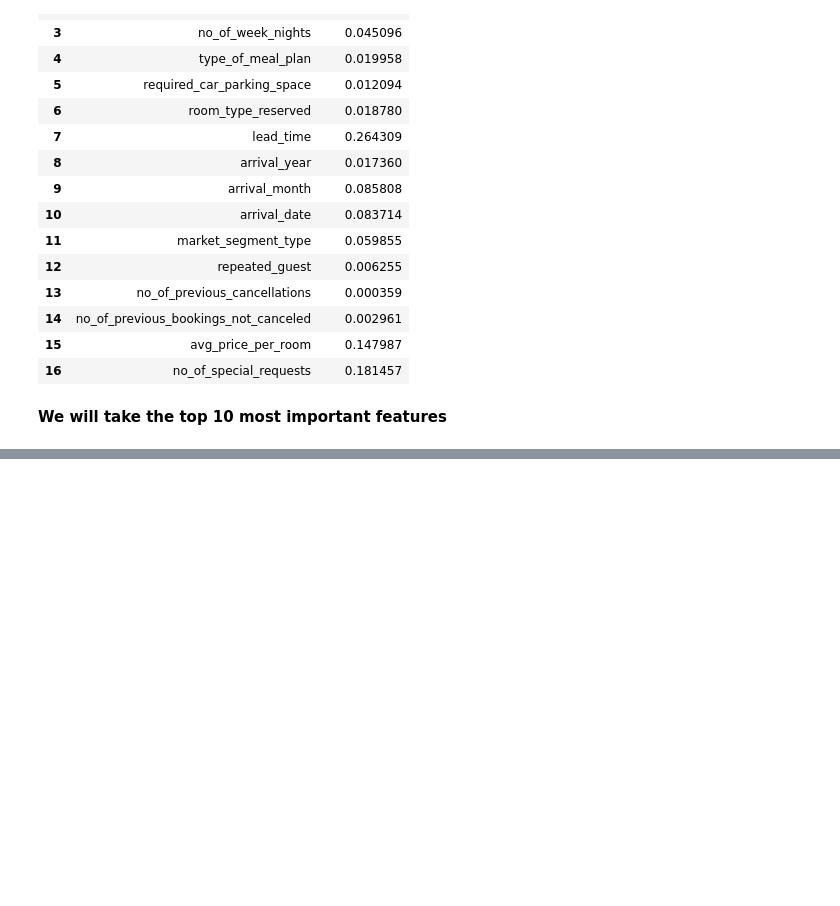
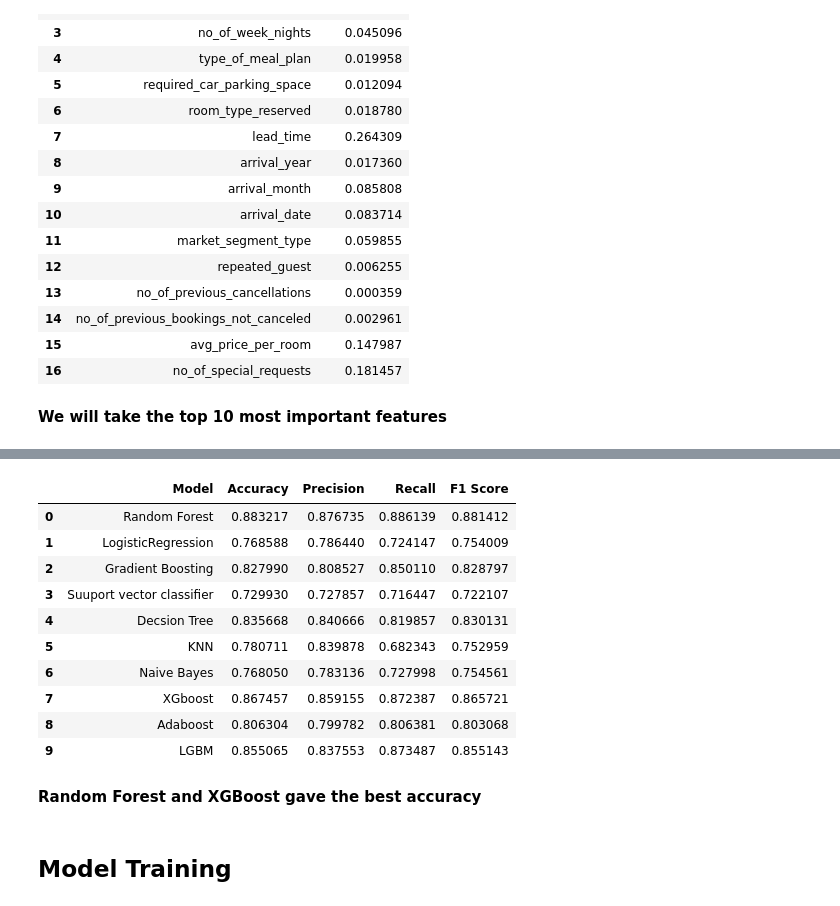
Before and after one commit to BenGJ10/Hotel-Reservation-Prediction-MLOps, a Jupyter notebook: notebook/reservation_prediction.ipynb, the cells around one changed output, grey strips where cells are left out. Drawn from its saved outputs; the diff is of its cells as text; code cells hidden in the pictures; blank space fills up the shorter version.

```diff
--- a/notebook/reservation_prediction.ipynb
+++ b/notebook/reservation_prediction.ipynb
@@ -655,0 +658,11 @@ data = top_10_data.copy()
+# %%
+# Feature splitting
+
+X = data.drop(columns = 'booking_status')
+Y = data["booking_status"]
+# %%
+# Train-Test Splitting
+
+from sklearn.model_selection import train_test_split
+
+X_train , X_test , Y_train , Y_test = train_test_split(X, Y, test_size = 0.2, random_state = 42)
@@ -655,0 +695,31 @@ data = top_10_data.copy()
+# %%
+metrics = {
+    "Model" : [],
+    "Accuracy" : [],
+    "Precision" : [],
+    "Recall" : [],
+    "F1 Score" : []
+}
+# %%
+# Pipeline for Model Training
+
+for model_name, model in classifiers.items():
+    print(f"Training {model_name} with specified parameters")
+
+    model.fit(X_train, Y_train)
+
+    Y_pred = model.predict(X_test)
+
+    accuracy = accuracy_score(Y_test, Y_pred)
+    precision = precision_score(Y_test, Y_pred)
+    recall = recall_score(Y_test, Y_pred)
+    f1 = f1_score(Y_test, Y_pred)
+
+    metrics["Model"].append(model_name)
+    metrics["Accuracy"].append(accuracy)
+    metrics["Precision"].append(precision)
+    metrics["Recall"].append(recall)
+    metrics["F1 Score"].append(f1)
+    print(f"Successfully trained {model_name}!")
+    print(f"{model_name} Accuracy is: {accuracy:.2f}")
+    print("-" * 60)
@@ -655,0 +744,19 @@ data = top_10_data.copy()
+# %%
+metrics_data = pd.DataFrame(metrics)
+metrics_data
+# %% [output]
+|  | Model | Accuracy | Precision | Recall | F1 Score |
+| 0 | Random Forest | 0.883217 | 0.876735 | 0.886139 | 0.881412 |
+| 1 | LogisticRegression | 0.768588 | 0.786440 | 0.724147 | 0.754009 |
+| 2 | Gradient Boosting | 0.827990 | 0.808527 | 0.850110 | 0.828797 |
+| 3 | Suuport vector classifier | 0.729930 | 0.727857 | 0.716447 | 0.722107 |
+| 4 | Decsion Tree | 0.835668 | 0.840666 | 0.819857 | 0.830131 |
+| 5 | KNN | 0.780711 | 0.839878 | 0.682343 | 0.752959 |
+| 6 | Naive Bayes | 0.768050 | 0.783136 | 0.727998 | 0.754561 |
+| 7 | XGboost | 0.867457 | 0.859155 | 0.872387 | 0.865721 |
+| 8 | Adaboost | 0.806304 | 0.799782 | 0.806381 | 0.803068 |
+| 9 | LGBM | 0.855065 | 0.837553 | 0.873487 | 0.855143 |
+# %% [markdown]
+**Random Forest and XGBoost gave the best accuracy**
+# %% [markdown]
+## Model Training
```
Also changed, not shown: parts of 25 cells of this notebook.
